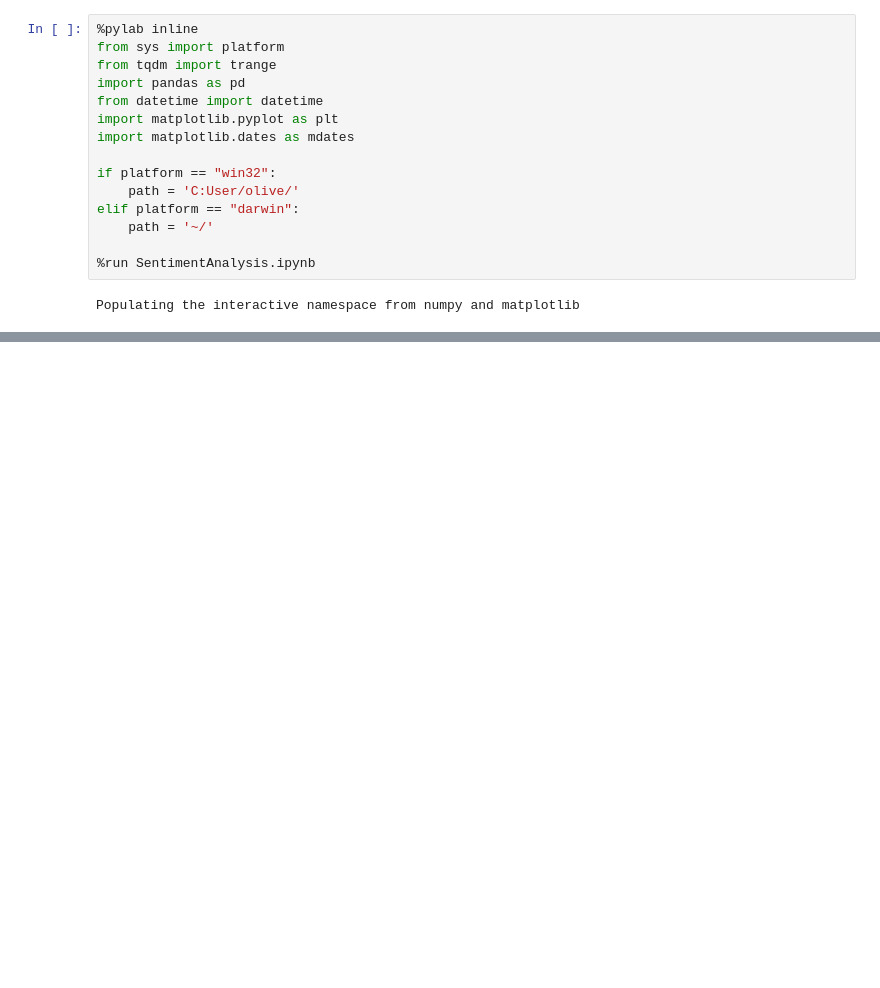
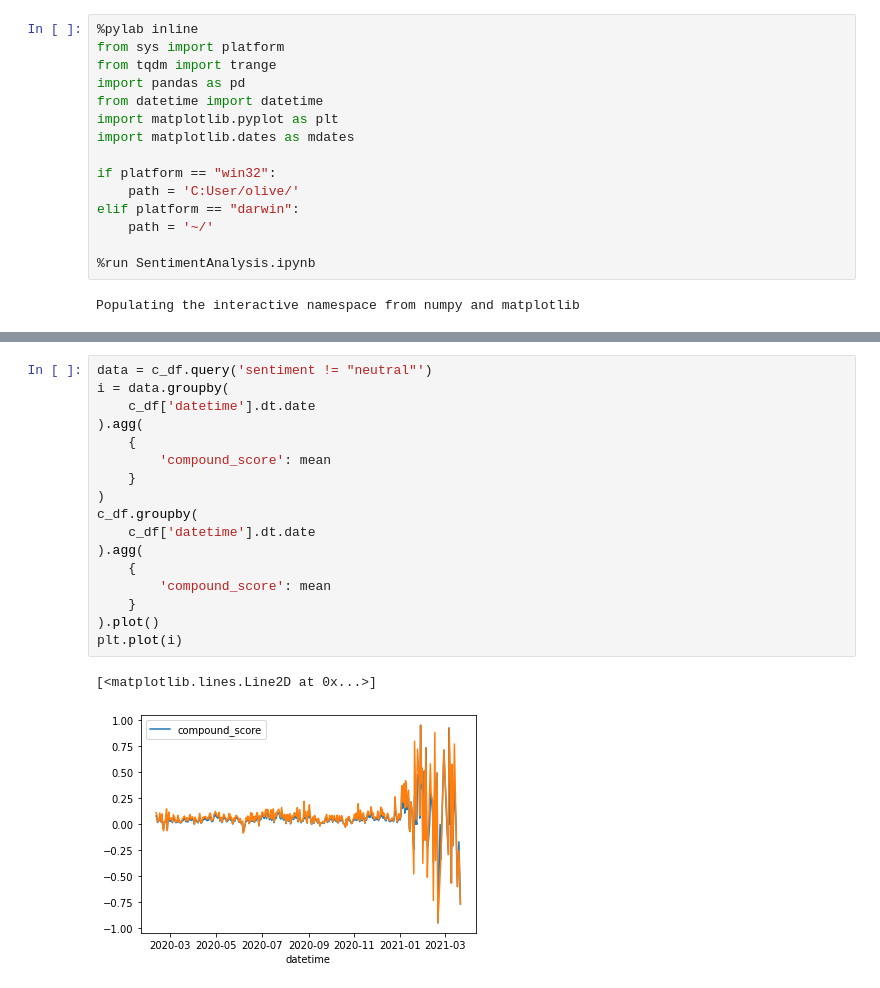
Before and after one commit to ollyjc99/COVID-19-Sentiment-and-Compliance-Analyzer, a Jupyter notebook: Data Processing.ipynb, the cells around one changed output, grey strips where cells are left out. Drawn from its saved outputs; the diff is of its cells as text; blank space fills up the shorter version.

```diff
--- a/Data Processing.ipynb
+++ b/Data Processing.ipynb
@@ -99,0 +122,20 @@ c_df.head(5)
+# %%
+data = c_df.query('sentiment != "neutral"')
+i = data.groupby(
+    c_df['datetime'].dt.date
+).agg(
+    {
+        'compound_score': mean
+    }
+)
+c_df.groupby(
+    c_df['datetime'].dt.date
+).agg(
+    {
+        'compound_score': mean
+    }
+).plot()
+plt.plot(i)
+# %% [output]
+[<matplotlib.lines.Line2D at 0x...>]
+[figure, added]
```
Also changed, not shown: parts of 9 cells of this notebook.
